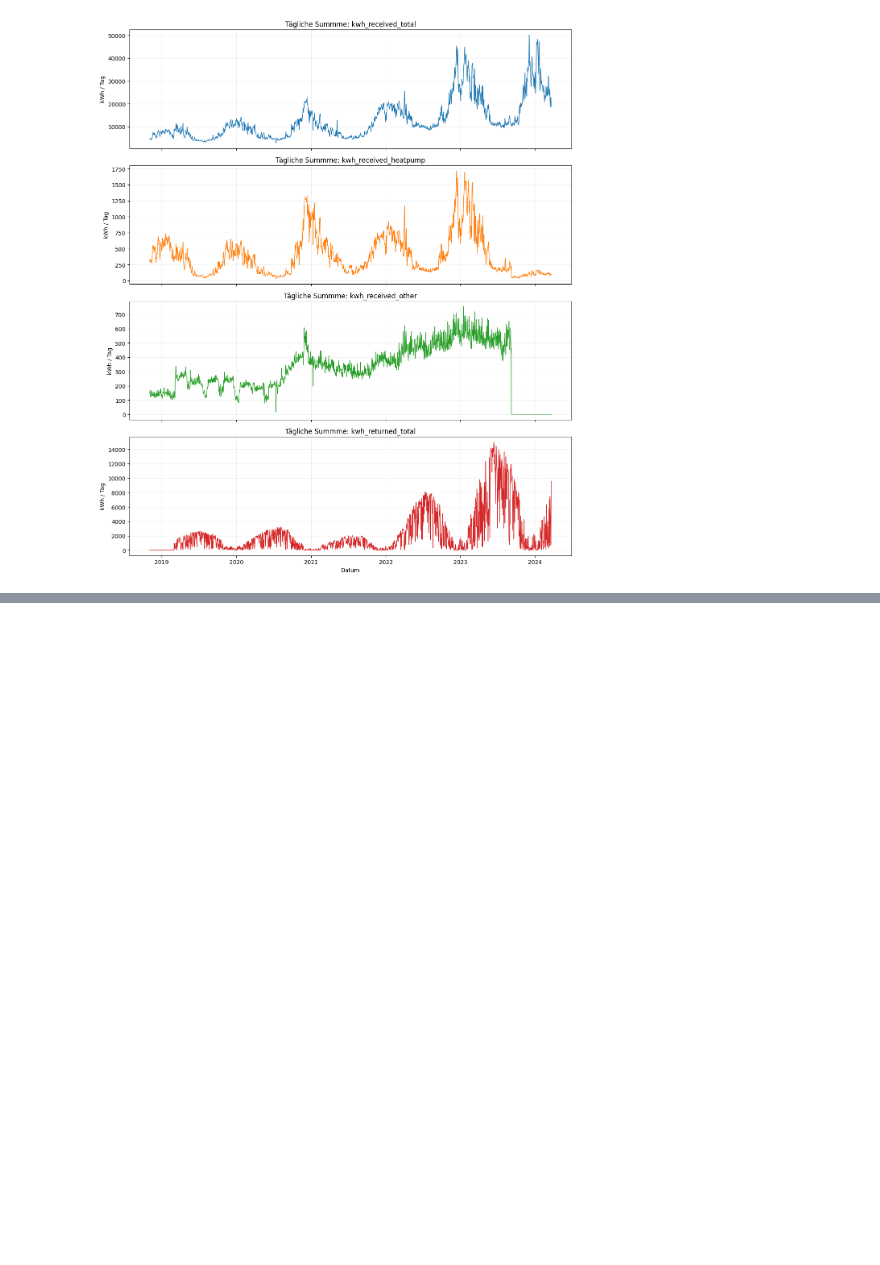
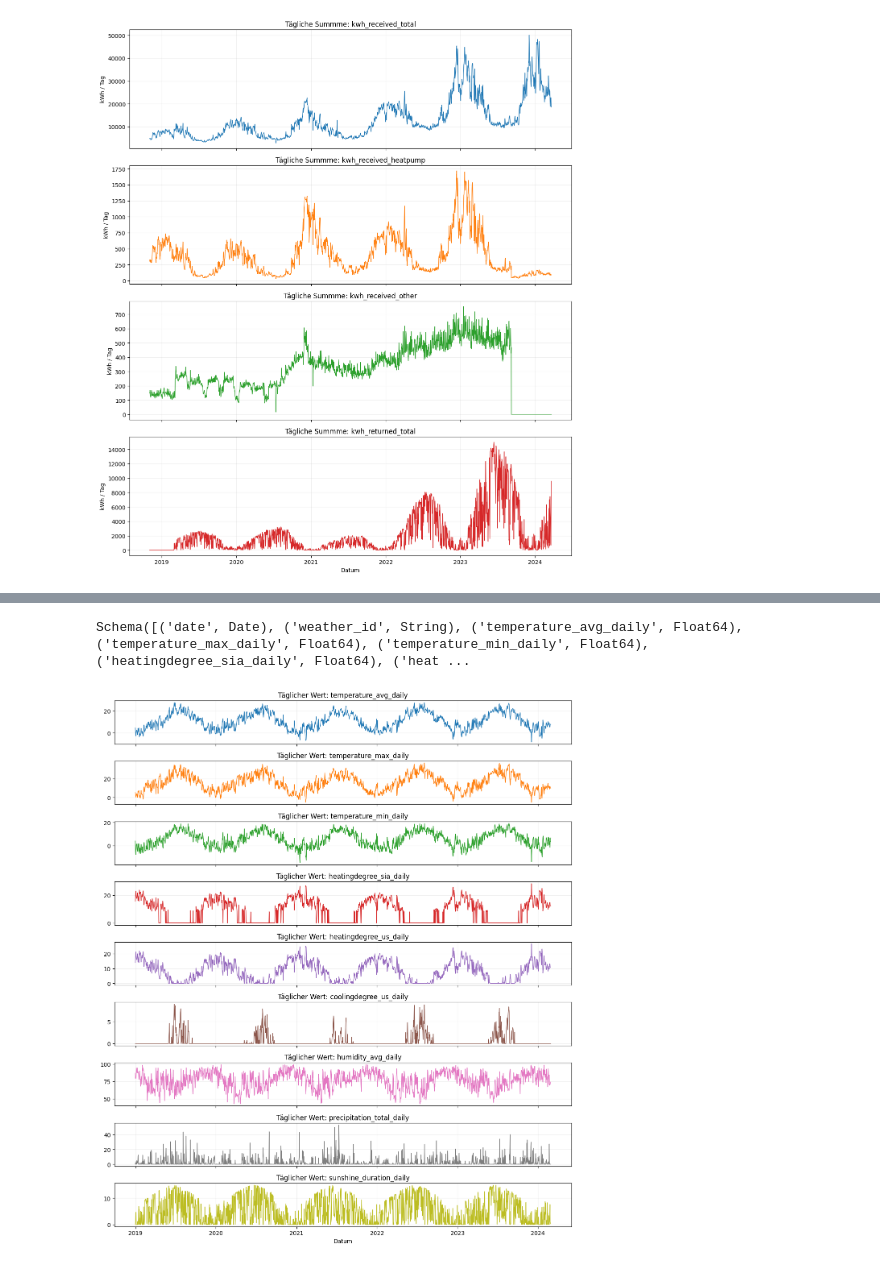
Before and after one commit to MadMax199/SmartHeat-Optimizer, a Jupyter notebook: notebooks/explorative_analyse.ipynb, the cells around one changed output, grey strips where cells are left out. Cells and saved outputs as stored; diff of their text form; code cells hidden in the pictures; blank space fills up the shorter version.

```diff
--- a/notebooks/explorative_analyse.ipynb
+++ b/notebooks/explorative_analyse.ipynb
@@ -120,0 +122,8 @@ plt.show()
+# %%
+import sys
+import os
+sys.path.append(os.path.abspath("../src"))
+from data_loader import  weather_load
+
+weather_data = weather_load(data_path ='../data/raw/weather')
+weather_data.describe()
@@ -120,0 +143,29 @@ plt.show()
+# %%
+print(weather_data.schema)
+# %% [output]
+Schema([('date', Date), ('weather_id', String), ('temperature_avg_daily', Float64), ('temperature_max_daily', Float64), ('temperature_min_daily', Float64), ('heatingdegree_sia_daily', Float64), ('heat ...
+# %%
+
+import matplotlib.pyplot as plt
+
+metrics = ["temperature_avg_daily", "temperature_max_daily", "temperature_min_daily", "heatingdegree_sia_daily", "heatingdegree_us_daily","coolingdegree_us_daily","humidity_avg_daily",
+           "precipitation_total_daily","sunshine_duration_daily"]
+fig, axes = plt.subplots(len(metrics), 1, figsize=(12, 14), sharex=True)
+
+for i, col in enumerate(metrics):
+    # Polars Series direkt plotten
+    axes[i].plot(
+        weather_data["date"],
+        weather_data[col],
+        label=f"Daily Avg {col}",
+        color=f"C{i}",
+        linewidth=1
+    )
+    axes[i].set_title(f"Täglicher Wert: {col}", fontsize=12)
+    axes[i].grid(True, alpha=0.2)
+
+plt.xlabel("Datum")
+plt.tight_layout()
+plt.show()
+# %% [output]
+[figure, added]
```
Also changed, not shown: parts of 13 cells of this notebook, 2 other files.
